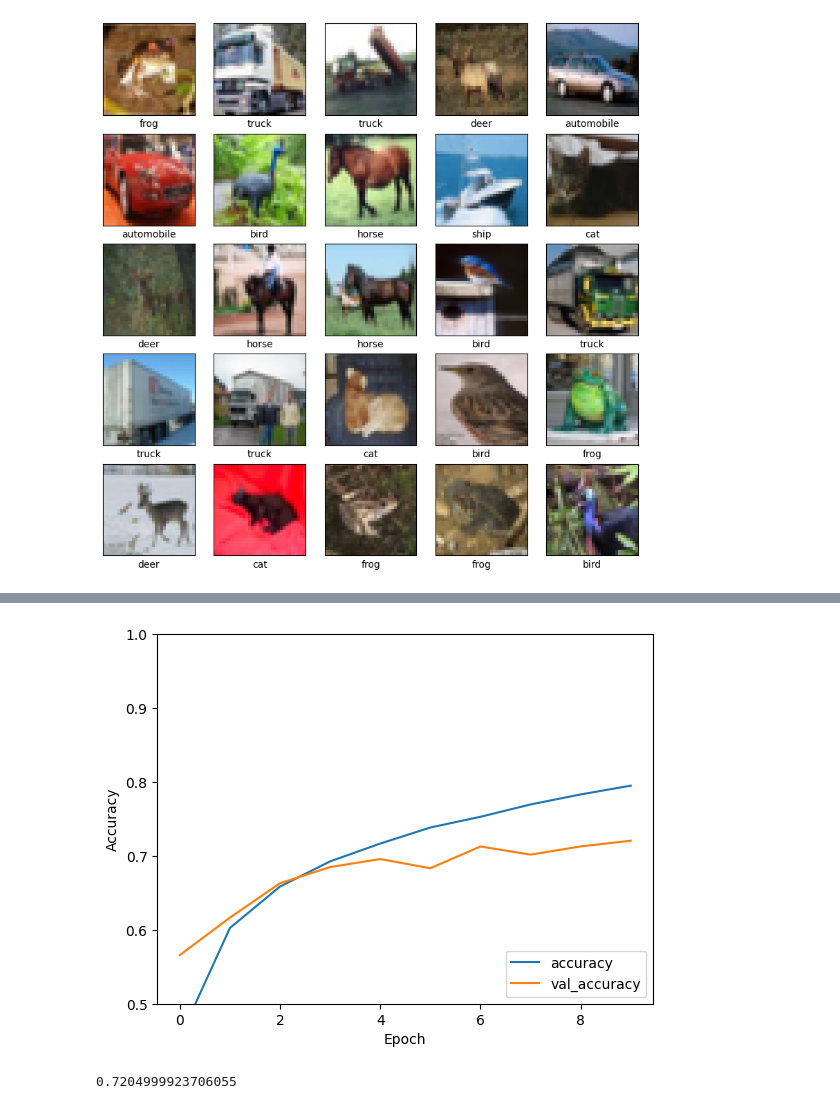
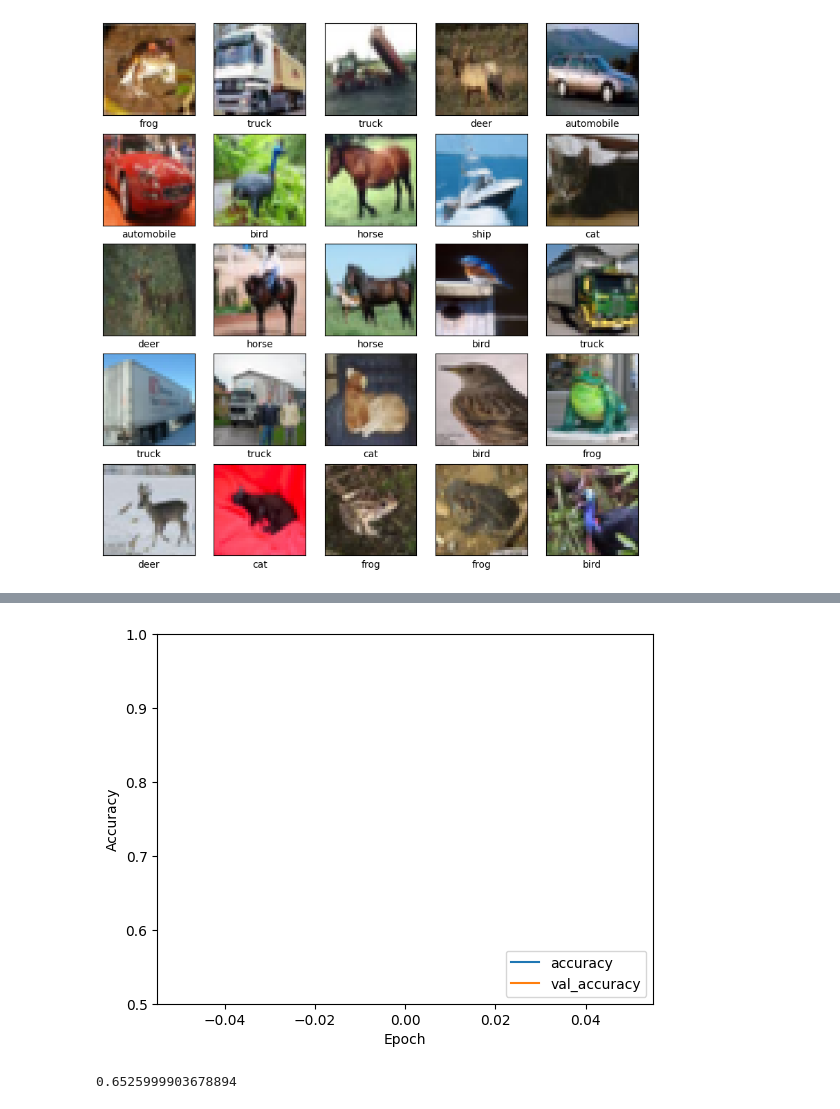
Before and after one commit to MAristyaP/Mesin_Learning2023, a Jupyter notebook: LabWork11.ipynb, the cells around one changed output, grey strips where cells are left out. Cells and saved outputs as stored; diff of their text form; code cells hidden in the pictures.

```diff
--- a/LabWork11.ipynb
+++ b/LabWork11.ipynb
@@ -119,9 +116,20 @@ plt.show()
 # %% [output]
 [figure]
 # %%
-model = models.Sequential()
-model.add(layers.Conv2D(32, (3, 3), activation='relu', input_shape=(32, 32, 3)))
-model.add(layers.MaxPooling2D((2, 2)))
-model.add(layers.Conv2D(64, (3, 3), activation='relu'))
-model.add(layers.MaxPooling2D((2, 2)))
-model.add(layers.Conv2D(64, (3, 3), activation='relu'))
+cnn = models.Sequential([
+        layers.Conv2D(filters=32, kernel_size=(3,3), activation='relu', input_shape=(32,32,3)),
+        layers.MaxPooling2D((2,2)),
+
+        layers.Conv2D(filters=64, kernel_size=(3,3), activation='relu'),
+        layers.MaxPooling2D((2,2)),
+
+        layers.Flatten(),
+        layers.Dense(64, activation= 'relu'),
+        layers.Dense(10, activation= 'softmax')
+])
+# %%
+cnn.compile(optimizer='adam',
+              loss=tf.keras.losses.SparseCategoricalCrossentropy(from_logits=True),
+              metrics=['accuracy'])
+# %%
+cnn.fit(train_images, train_labels, epochs=10)
@@ -176,4 +178,4 @@ model.compile(optimizer='adam',
 # %%
-history = model.fit(train_images, train_labels, epochs=10,
+history = cnn.fit(train_images, train_labels, epochs=1,
                     validation_data=(test_images, test_labels))
 # %% [output]
@@ -205,5 +188,5 @@ plt.ylabel('Accuracy')
 plt.ylim([0.5, 1])
 plt.legend(loc='lower right')
 
-test_loss, test_acc = model.evaluate(test_images, test_labels, verbose=2)
+test_loss, test_acc = cnn.evaluate(test_images, test_labels, verbose=2)
 # %% [output]
@@ -211,5 +194,5 @@ test_loss, test_acc = model.evaluate(test_images, test_labels, verbose=2)
-[figure, old version]
+[figure, new version]
 # %%
 print(test_acc)
 # %% [output]
-0.7204999923706055
+0.6525999903678894
```
Also changed, not shown: parts of 12 cells of this notebook.
